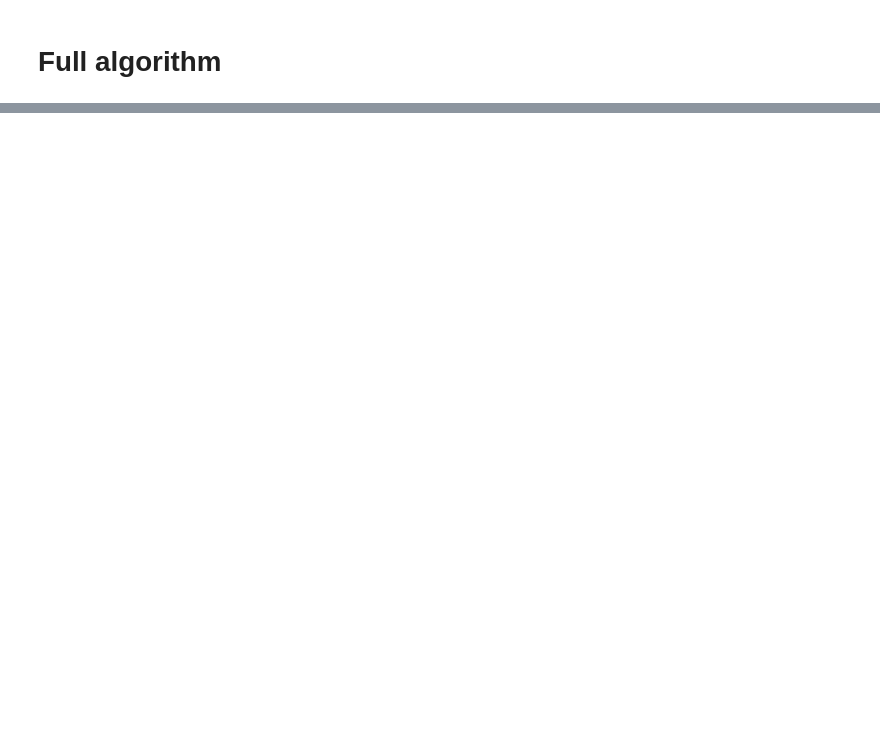
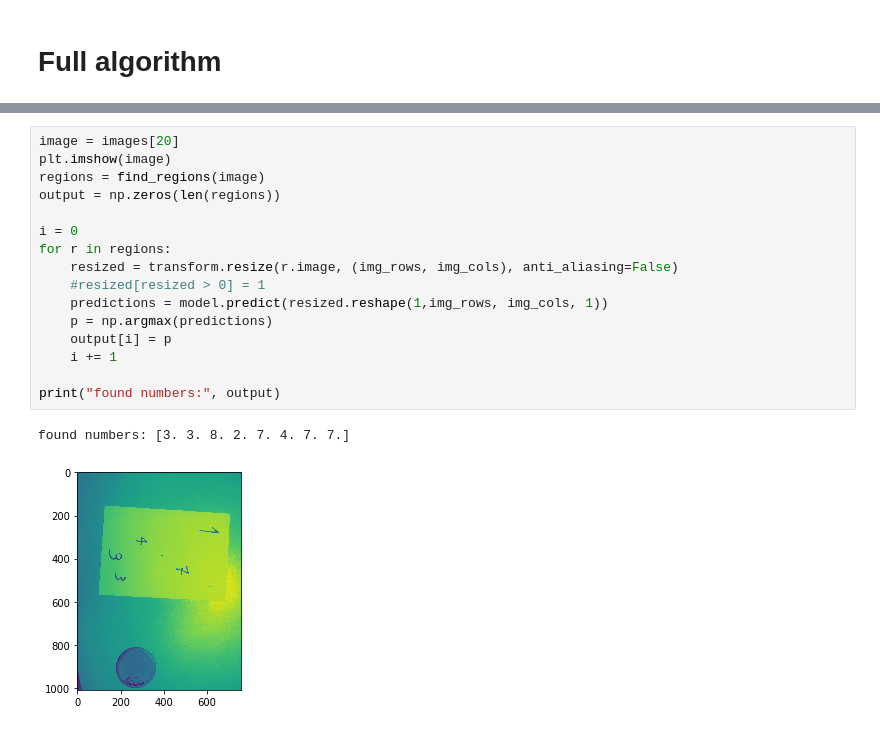
Before and after one commit to lord-blueberry/CompVis, a Jupyter notebook: Assignment1.ipynb, the cells around one changed output, grey strips where cells are left out. Saved outputs shown, nothing was run; the diff lists cells and outputs as text; blank space fills up the shorter version.

```diff
--- a/Assignment1.ipynb
+++ b/Assignment1.ipynb
@@ -294,0 +362,19 @@ model.save("mnist_model")
+# %%
+image = images[20]
+plt.imshow(image)
+regions = find_regions(image)
+output = np.zeros(len(regions))
+
+i = 0
+for r in regions:
+    resized = transform.resize(r.image, (img_rows, img_cols), anti_aliasing=False)
+    #resized[resized > 0] = 1
+    predictions = model.predict(resized.reshape(1,img_rows, img_cols, 1))
+    p = np.argmax(predictions)
+    output[i] = p
+    i += 1
+
+print("found numbers:", output)
+# %% [output]
+found numbers: [3. 3. 8. 2. 7. 4. 7. 7.]
+[figure, added]
```
Also changed, not shown: parts of 26 cells of this notebook, 1 other file.
